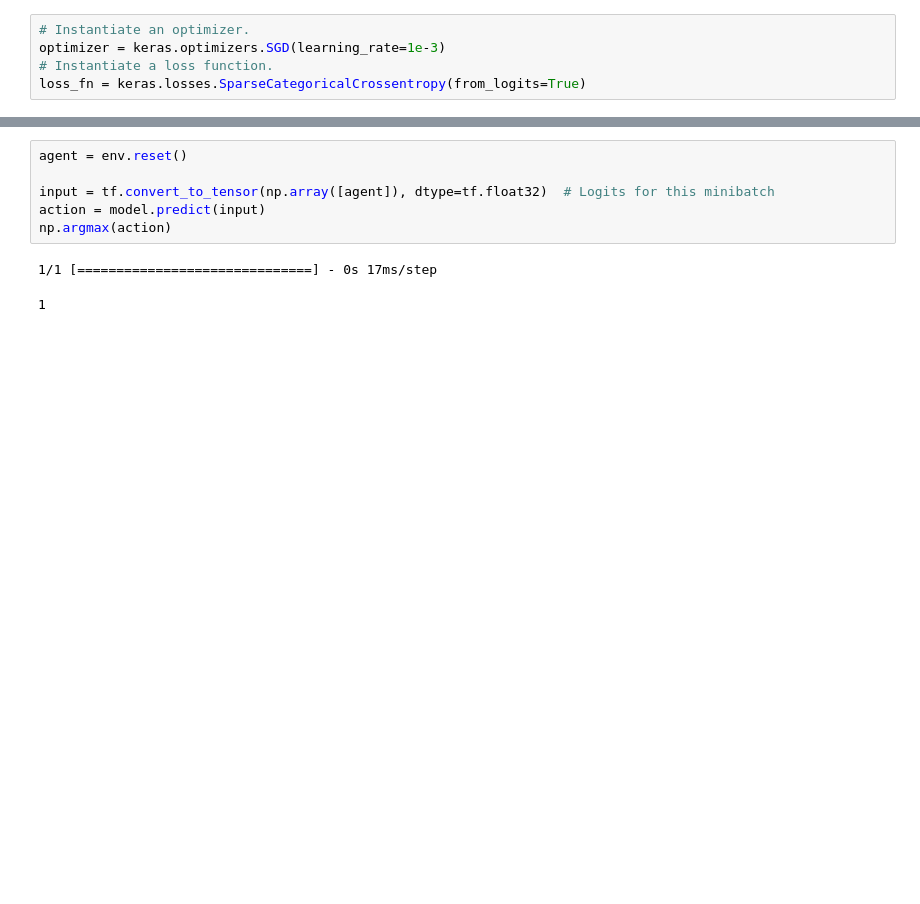
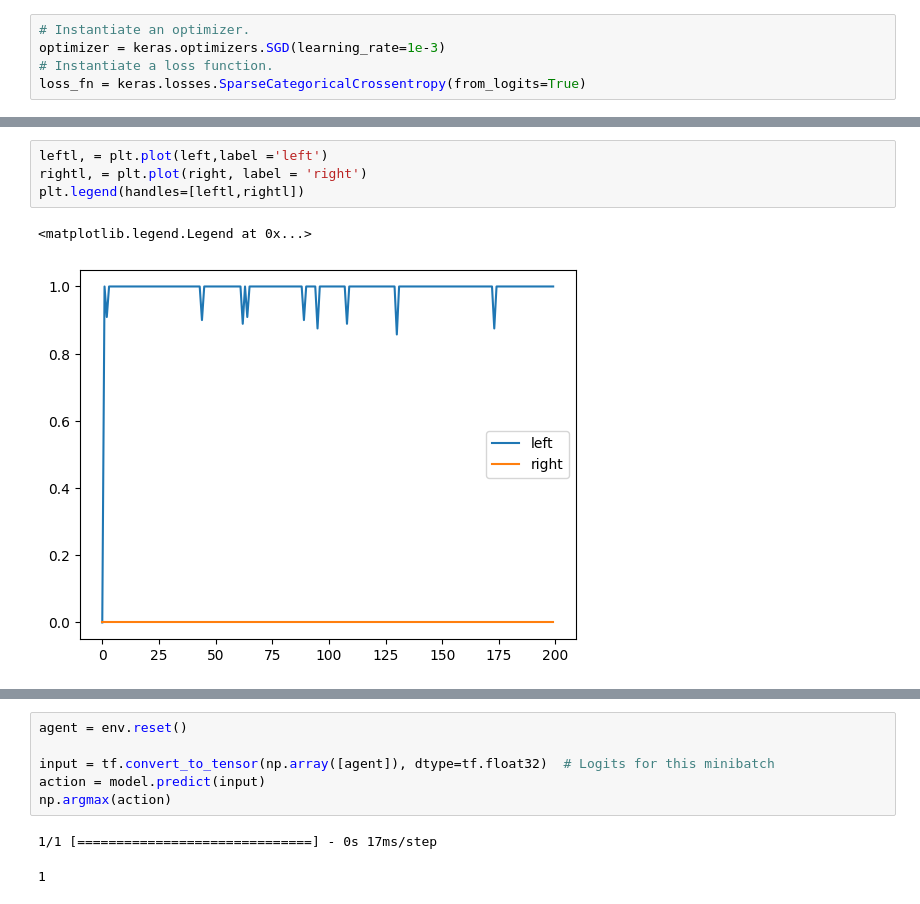
Before and after one commit to ch1cly/PythonScripts, a Jupyter notebook: GameBot/games/SnakeGame.ipynb, the cells around one changed output, grey strips where cells are left out. Saved outputs shown, nothing was run; the diff lists cells and outputs as text; blank space fills up the shorter version.

```diff
--- a/GameBot/games/SnakeGame.ipynb
+++ b/GameBot/games/SnakeGame.ipynb
@@ -294 +311,8 @@ plt.plot(reward,color='blue')
+# %%
+leftl, = plt.plot(left,label ='left')
+rightl, = plt.plot(right, label = 'right')
+plt.legend(handles=[leftl,rightl])
+# %% [output]
+<matplotlib.legend.Legend at 0x...>
+[figure, added]
 # %%
```
Also changed, not shown: parts of 9 cells of this notebook.
